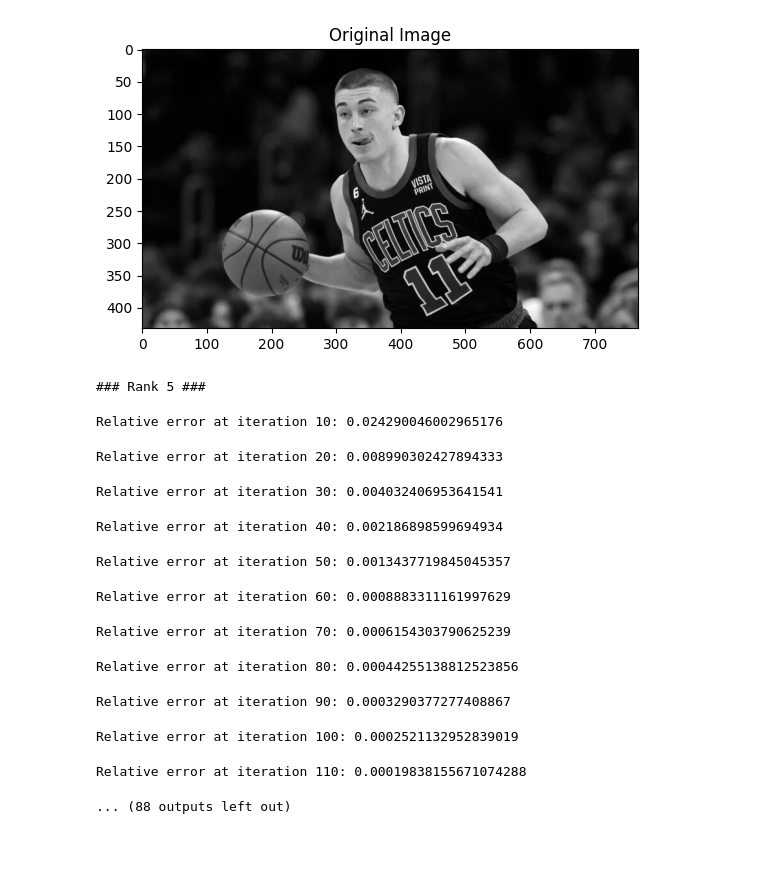
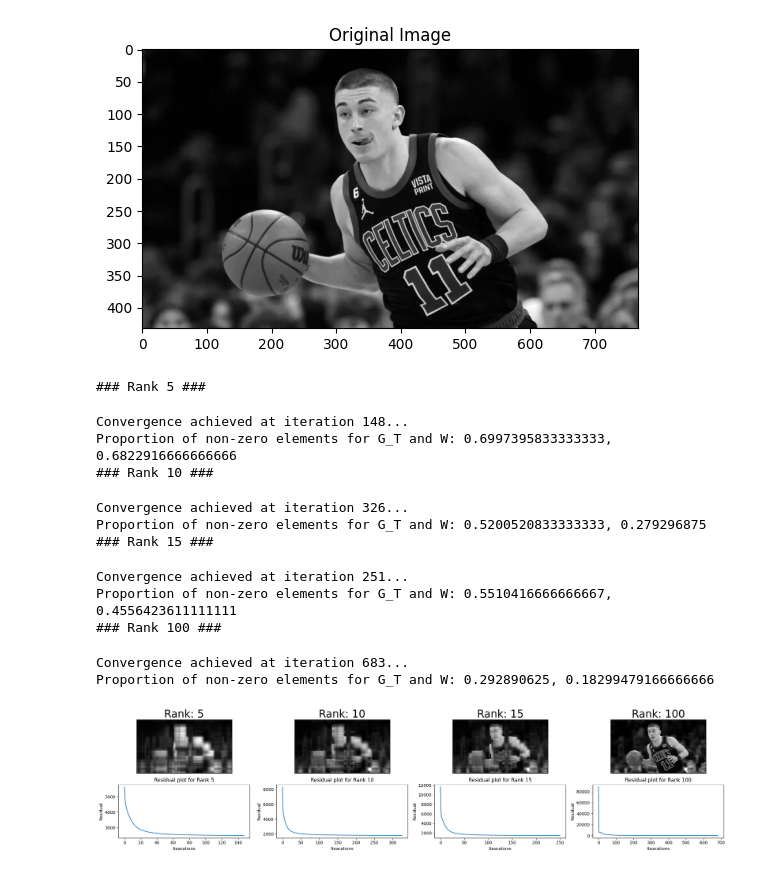
Before and after one commit to luoj21/enee469o_final_proj, a Jupyter notebook: image_compression.ipynb, the cells around one changed output. Cells and saved outputs as stored; diff of their text form; code cells hidden in the pictures; blank space fills up the shorter version.

```diff
--- a/image_compression.ipynb
+++ b/image_compression.ipynb
@@ -24,32 +27,39 @@ plt.show()
 # %%
-ranks = [5, 10, 15, 100]
+# Convex NMF
 n_plots = len(ranks)
-fig, ax = plt.subplots(1, n_plots, figsize=[21, 5])
+fig, ax = plt.subplots(2, n_plots, figsize=[21, 5])
 
 n = 0
 for rank in ranks:
     print(f'### Rank {rank} ###')
-    F, W, G_T, residual_vector = convex_nmf(normalized_grayscale_img, rank, tol = 1e-4, max_iter=2000, random_state=1)
+    F, W, G_T, residual_vector = convex_nmf(normalized_grayscale_img, rank, tol = 1e-4, max_iter=5000, random_state=100)
     G_T_sparse, num_non_zero_G = compute_sparsity(G_T)
     W_sparse, num_non_zero_W = compute_sparsity(W)
     print(f'Proportion of non-zero elements for G_T and W: {num_non_zero_G}, {num_non_zero_W}')
-    ax[n].imshow(F @ G_T, cmap='gray')
-    ax[n].set_xticks([])
-    ax[n].set_yticks([])
-    ax[n].set_title('Rank: {}'.format(rank), fontsize=25)
+    ax[0][n].imshow(F @ G_T, cmap='gray')
+    ax[0][n].set_xticks([])
+    ax[0][n].set_yticks([])
+    ax[0][n].set_title('Rank: {}'.format(rank), fontsize=25)
+
+    ax[1][n].plot(residual_vector)
+    ax[1][n].set_xlabel('Itearations')
+    ax[1][n].set_ylabel('Residual')
+    ax[1][n].set_title(f'Residual plot for Rank {rank}')
 
     n += 1
+
+plt.tight_layout()
 # %% [output]
 ### Rank 5 ###
-Relative error at iteration 10: 0.024290046002965176
+Convergence achieved at iteration 148...
+Proportion of non-zero elements for G_T and W: 0.6997395833333333, 0.6822916666666666
+### Rank 10 ###
-Relative error at iteration 20: 0.008990302427894333
+Convergence achieved at iteration 326...
+Proportion of non-zero elements for G_T and W: 0.5200520833333333, 0.279296875
+### Rank 15 ###
-Relative error at iteration 30: 0.004032406953641541
+Convergence achieved at iteration 251...
+Proportion of non-zero elements for G_T and W: 0.5510416666666667, 0.4556423611111111
+### Rank 100 ###
-Relative error at iteration 40: 0.002186898599694934
+Convergence achieved at iteration 683...
+Proportion of non-zero elements for G_T and W: 0.292890625, 0.18299479166666666
-Relative error at iteration 50: 0.0013437719845045357
-Relative error at iteration 60: 0.0008883311161997629
-Relative error at iteration 70: 0.0006154303790625239
-Relative error at iteration 80: 0.00044255138812523856
-Relative error at iteration 90: 0.0003290377277408867
-Relative error at iteration 100: 0.0002521132952839019
-Relative error at iteration 110: 0.00019838155671074288
-... (88 outputs left out)
+[figure, added]
```
Also changed, not shown: parts of 3 cells of this notebook, 4 other files.
